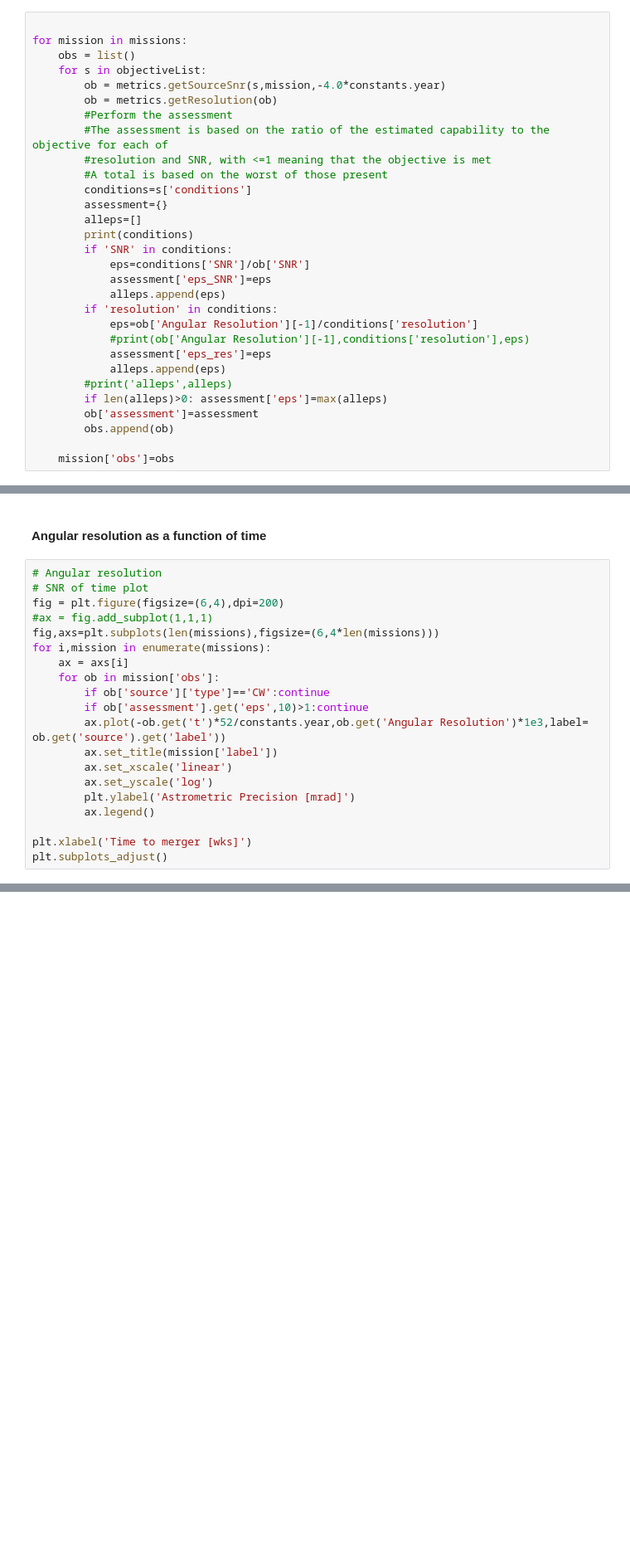
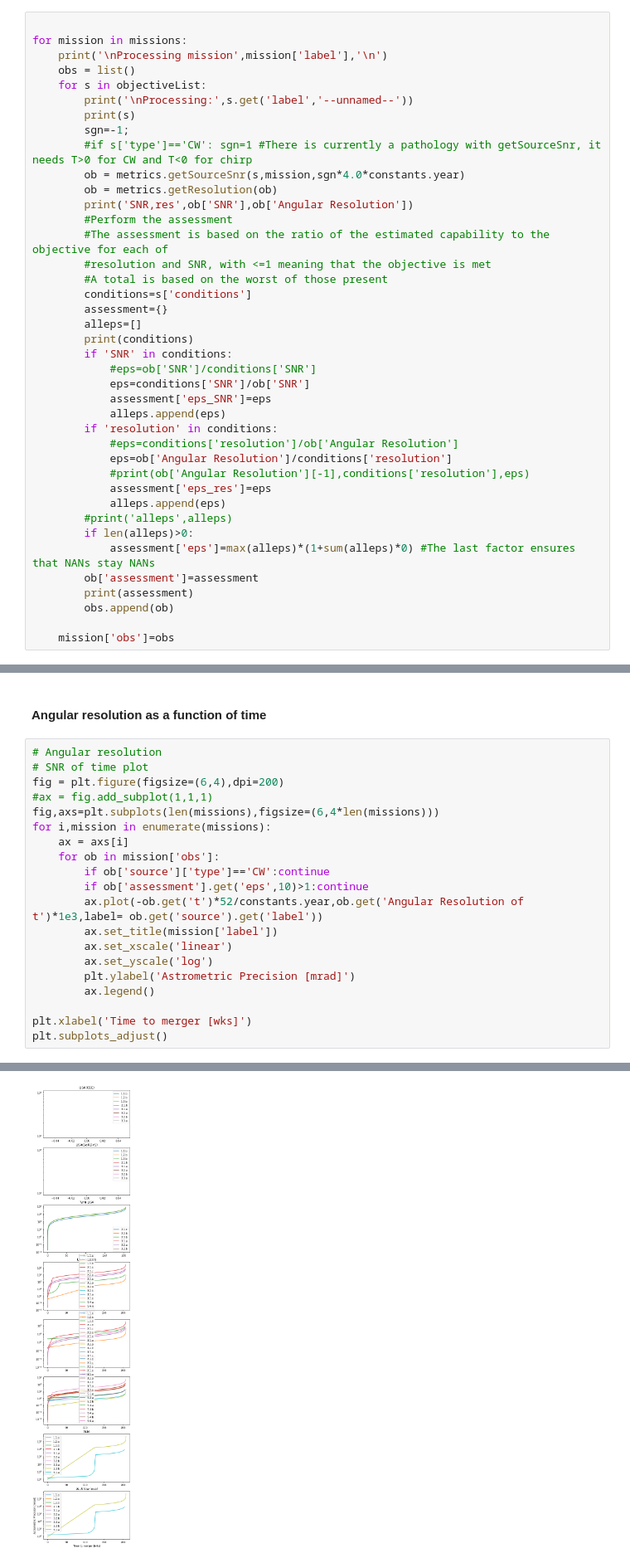
Before and after one commit to JohnGBaker/GWI-metrics, a Jupyter notebook: Notebooks/Observation Targets Assessor.ipynb, the cells around one changed output, grey strips where cells are left out. Shown: that part at 83% size. Cells and saved outputs as stored; diff of their text form; blank space fills up the shorter version.

```diff
--- a/Notebooks/Observation Targets Assessor.ipynb
+++ b/Notebooks/Observation Targets Assessor.ipynb
@@ -265,10 +265,16 @@ We first compute the SNR and then the angular resolution
 # %%
 
 for mission in missions:
+    print('\nProcessing mission',mission['label'],'\n')
     obs = list()
     for s in objectiveList:
-        ob = metrics.getSourceSnr(s,mission,-4.0*constants.year)
+        print('\nProcessing:',s.get('label','--unnamed--'))
+        print(s)
+        sgn=-1;
+        #if s['type']=='CW': sgn=1 #There is currently a pathology with getSourceSnr, it needs T>0 for CW and T<0 for chirp
+        ob = metrics.getSourceSnr(s,mission,sgn*4.0*constants.year)
         ob = metrics.getResolution(ob)
+        print('SNR,res',ob['SNR'],ob['Angular Resolution'])
         #Perform the assessment
         #The assessment is based on the ratio of the estimated capability to the objective for each of
         #resolution and SNR, with <=1 meaning that the objective is met
@@ -278,17 +284,21 @@ for mission in missions:
         alleps=[]
         print(conditions)
         if 'SNR' in conditions:
+            #eps=ob['SNR']/conditions['SNR']
             eps=conditions['SNR']/ob['SNR']
             assessment['eps_SNR']=eps
             alleps.append(eps)
         if 'resolution' in conditions:
-            eps=ob['Angular Resolution'][-1]/conditions['resolution']
+            #eps=conditions['resolution']/ob['Angular Resolution']
+            eps=ob['Angular Resolution']/conditions['resolution']
             #print(ob['Angular Resolution'][-1],conditions['resolution'],eps)
             assessment['eps_res']=eps
             alleps.append(eps)
         #print('alleps',alleps)
-        if len(alleps)>0: assessment['eps']=max(alleps)
+        if len(alleps)>0:
+            assessment['eps']=max(alleps)*(1+sum(alleps)*0) #The last factor ensures that NANs stay NANs
         ob['assessment']=assessment
+        print(assessment)
         obs.append(ob)
 
     mission['obs']=obs
@@ -471,7 +544,7 @@ for i,mission in enumerate(missions):
     for ob in mission['obs']:
         if ob['source']['type']=='CW':continue
         if ob['assessment'].get('eps',10)>1:continue
-        ax.plot(-ob.get('t')*52/constants.year,ob.get('Angular Resolution')*1e3,label= ob.get('source').get('label'))
+        ax.plot(-ob.get('t')*52/constants.year,ob.get('Angular Resolution of t')*1e3,label= ob.get('source').get('label'))
         ax.set_title(mission['label'])
         ax.set_xscale('linear')
         ax.set_yscale('log')
@@ -480,3 +553,4 @@ for i,mission in enumerate(missions):
 
 plt.xlabel('Time to merger [wks]')
 plt.subplots_adjust()
+# %% [output]
@@ -482,0 +558 @@ plt.subplots_adjust()
+[figure, added]
```
Also changed, not shown: parts of 7 cells of this notebook, 10 other files.
